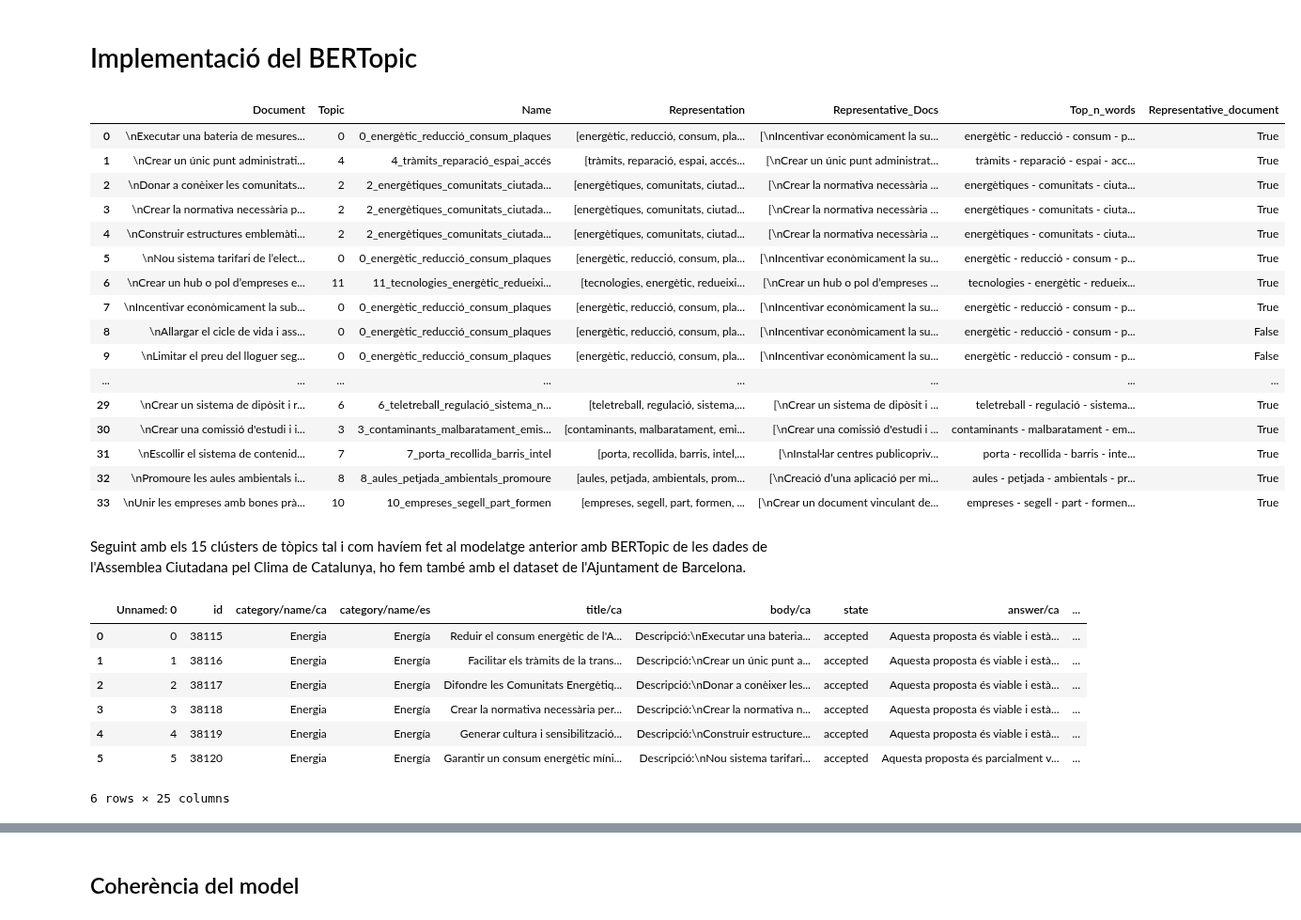
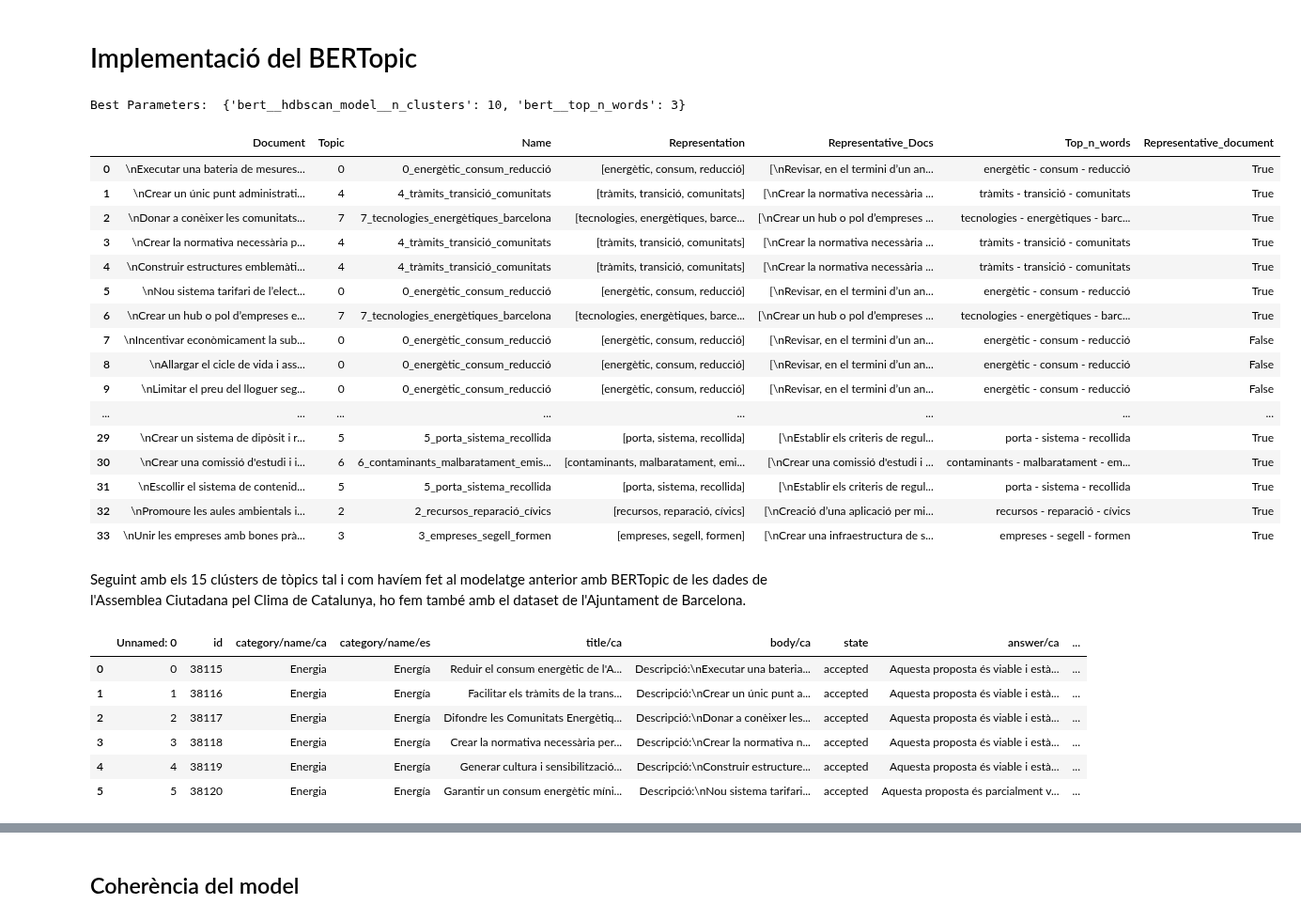
Before and after one commit to NoOPeEKS/dades-assemblea-clima, a Jupyter notebook: notebooks/topic_modeling_barcelona.ipynb, the cells around one changed output, grey strips where cells are left out. Shown at 94% size. Cells and saved outputs as stored; diff of their text form; code cells hidden in the pictures.

```diff
--- a/notebooks/topic_modeling_barcelona.ipynb
+++ b/notebooks/topic_modeling_barcelona.ipynb
@@ -29,30 +31,45 @@ df_proposals = pd.read_csv("../data/processed/processed_barcelona_proposals.csv"
 # Implementació del BERTopic
 # %%
 stop_words = nltk.corpus.stopwords.words('catalan')
+# %%
+parameter_grid = {
+    'bert__hdbscan_model__n_clusters': [10, 11, 12, 13, 14, 15, 20, 25],
+    'bert__top_n_words': [3,4,5]
+}
+
+initial_topic_model = BERTopicWrapper(stop_words=stop_words)
+
+search = GridSearchCV(estimator=initial_topic_model, param_grid=parameter_grid, cv=2, scoring=silhouette_scorer, refit=True)
+search.fit(df_proposals['body/ca'])
+
+best_params = search.best_params_
+print("Best Parameters: ", best_params)
+# %% [output]
+Best Parameters:  {'bert__hdbscan_model__n_clusters': 10, 'bert__top_n_words': 3}
 # %%
-cluster_model = KMeans(n_clusters=15)
+cluster_model = KMeans(n_clusters=10)
 vectorizer_model = CountVectorizer(stop_words=list(stop_words))
-topic_model = BERTopic(language="catalan",  vectorizer_model=vectorizer_model, hdbscan_model=cluster_model, top_n_words=5)
+topic_model = BERTopic(language="catalan",  vectorizer_model=vectorizer_model, hdbscan_model=cluster_model, top_n_words=3)
 topics, probs = topic_model.fit_transform(df_proposals['description/ca'])
 topic_model.get_document_info(df_proposals['description/ca'])
 # %% [output]
 |  | Document | Topic | Name | Representation | Representative_Docs | Top_n_words | Representative_document |
-| 0 | \nExecutar una bateria de mesures... | 0 | 0_energètic_reducció_consum_plaques | [energètic, reducció, consum, pla... | [\nIncentivar econòmicament la su... | energètic - reducció - consum - p... | True |
-| 1 | \nCrear un únic punt administrati... | 4 | 4_tràmits_reparació_espai_accés | [tràmits, reparació, espai, accés... | [\nCrear un únic punt administrat... | tràmits - reparació - espai - acc... | True |
-| 2 | \nDonar a conèixer les comunitats... | 2 | 2_energètiques_comunitats_ciutada... | [energètiques, comunitats, ciutad... | [\nCrear la normativa necessària ... | energètiques - comunitats - ciuta... | True |
-| 3 | \nCrear la normativa necessària p... | 2 | 2_energètiques_comunitats_ciutada... | [energètiques, comunitats, ciutad... | [\nCrear la normativa necessària ... | energètiques - comunitats - ciuta... | True |
-| 4 | \nConstruir estructures emblemàti... | 2 | 2_energètiques_comunitats_ciutada... | [energètiques, comunitats, ciutad... | [\nCrear la normativa necessària ... | energètiques - comunitats - ciuta... | True |
-| 5 | \nNou sistema tarifari de l’elect... | 0 | 0_energètic_reducció_consum_plaques | [energètic, reducció, consum, pla... | [\nIncentivar econòmicament la su... | energètic - reducció - consum - p... | True |
-| 6 | \nCrear un hub o pol d’empreses e... | 11 | 11_tecnologies_energètic_redueixi... | [tecnologies, energètic, redueixi... | [\nCrear un hub o pol d’empreses ... | tecnologies - energètic - redueix... | True |
-| 7 | \nIncentivar econòmicament la sub... | 0 | 0_energètic_reducció_consum_plaques | [energètic, reducció, consum, pla... | [\nIncentivar econòmicament la su... | energètic - reducció - consum - p... | True |
-| 8 | \nAllargar el cicle de vida i ass... | 0 | 0_energètic_reducció_consum_plaques | [energètic, reducció, consum, pla... | [\nIncentivar econòmicament la su... | energètic - reducció - consum - p... | False |
-| 9 | \nLimitar el preu del lloguer seg... | 0 | 0_energètic_reducció_consum_plaques | [energètic, reducció, consum, pla... | [\nIncentivar econòmicament la su... | energètic - reducció - consum - p... | False |
+| 0 | \nExecutar una bateria de mesures... | 0 | 0_energètic_consum_reducció | [energètic, consum, reducció] | [\nRevisar, en el termini d’un an... | energètic - consum - reducció | True |
+| 1 | \nCrear un únic punt administrati... | 4 | 4_tràmits_transició_comunitats | [tràmits, transició, comunitats] | [\nCrear la normativa necessària ... | tràmits - transició - comunitats | True |
+| 2 | \nDonar a conèixer les comunitats... | 7 | 7_tecnologies_energètiques_barcelona | [tecnologies, energètiques, barce... | [\nCrear un hub o pol d’empreses ... | tecnologies - energètiques - barc... | True |
+| 3 | \nCrear la normativa necessària p... | 4 | 4_tràmits_transició_comunitats | [tràmits, transició, comunitats] | [\nCrear la normativa necessària ... | tràmits - transició - comunitats | True |
+| 4 | \nConstruir estructures emblemàti... | 4 | 4_tràmits_transició_comunitats | [tràmits, transició, comunitats] | [\nCrear la normativa necessària ... | tràmits - transició - comunitats | True |
+| 5 | \nNou sistema tarifari de l’elect... | 0 | 0_energètic_consum_reducció | [energètic, consum, reducció] | [\nRevisar, en el termini d’un an... | energètic - consum - reducció | True |
+| 6 | \nCrear un hub o pol d’empreses e... | 7 | 7_tecnologies_energètiques_barcelona | [tecnologies, energètiques, barce... | [\nCrear un hub o pol d’empreses ... | tecnologies - energètiques - barc... | True |
+| 7 | \nIncentivar econòmicament la sub... | 0 | 0_energètic_consum_reducció | [energètic, consum, reducció] | [\nRevisar, en el termini d’un an... | energètic - consum - reducció | False |
+| 8 | \nAllargar el cicle de vida i ass... | 0 | 0_energètic_consum_reducció | [energètic, consum, reducció] | [\nRevisar, en el termini d’un an... | energètic - consum - reducció | False |
+| 9 | \nLimitar el preu del lloguer seg... | 0 | 0_energètic_consum_reducció | [energètic, consum, reducció] | [\nRevisar, en el termini d’un an... | energètic - consum - reducció | False |
 | ... | ... | ... | ... | ... | ... | ... | ... |
-| 29 | \nCrear un sistema de dipòsit i r... | 6 | 6_teletreball_regulació_sistema_n... | [teletreball, regulació, sistema,... | [\nCrear un sistema de dipòsit i ... | teletreball - regulació - sistema... | True |
-| 30 | \nCrear una comissió d'estudi i i... | 3 | 3_contaminants_malbaratament_emis... | [contaminants, malbaratament, emi... | [\nCrear una comissió d'estudi i ... | contaminants - malbaratament - em... | True |
-| 31 | \nEscollir el sistema de contenid... | 7 | 7_porta_recollida_barris_intel | [porta, recollida, barris, intel,... | [\nInstal·lar centres publicopriv... | porta - recollida - barris - inte... | True |
-| 32 | \nPromoure les aules ambientals i... | 8 | 8_aules_petjada_ambientals_promoure | [aules, petjada, ambientals, prom... | [\nCreació d’una aplicació per mi... | aules - petjada - ambientals - pr... | True |
-| 33 | \nUnir les empreses amb bones prà... | 10 | 10_empreses_segell_part_formen | [empreses, segell, part, formen, ... | [\nCrear un document vinculant de... | empreses - segell - part - formen... | True |
+| 29 | \nCrear un sistema de dipòsit i r... | 5 | 5_porta_sistema_recollida | [porta, sistema, recollida] | [\nEstablir els criteris de regul... | porta - sistema - recollida | True |
+| 30 | \nCrear una comissió d'estudi i i... | 6 | 6_contaminants_malbaratament_emis... | [contaminants, malbaratament, emi... | [\nCrear una comissió d'estudi i ... | contaminants - malbaratament - em... | True |
+| 31 | \nEscollir el sistema de contenid... | 5 | 5_porta_sistema_recollida | [porta, sistema, recollida] | [\nEstablir els criteris de regul... | porta - sistema - recollida | True |
+| 32 | \nPromoure les aules ambientals i... | 2 | 2_recursos_reparació_cívics | [recursos, reparació, cívics] | [\nCreació d’una aplicació per mi... | recursos - reparació - cívics | True |
+| 33 | \nUnir les empreses amb bones prà... | 3 | 3_empreses_segell_formen | [empreses, segell, formen] | [\nCrear una infraestructura de s... | empreses - segell - formen | True |
 # %% [markdown]
 Seguint amb els 15 clústers de tòpics tal i com havíem fet al modelatge anterior amb BERTopic de les dades de l'Assemblea Ciutadana pel Clima de Catalunya, ho fem també amb el dataset de l'Ajuntament de Barcelona.
 # %%
@@ -67,7 +84,6 @@ df_proposals.head(6)
 | 3 | 3 | 38118 | Energia | Energía | Crear la normativa necessària per... | Descripció:\nCrear la normativa n... | accepted | Aquesta proposta és viable i està... | ... |
 | 4 | 4 | 38119 | Energia | Energía | Generar cultura i sensibilització... | Descripció:\nConstruir estructure... | accepted | Aquesta proposta és viable i està... | ... |
 | 5 | 5 | 38120 | Energia | Energía | Garantir un consum energètic míni... | Descripció:\nNou sistema tarifari... | accepted | Aquesta proposta és parcialment v... | ... |
-6 rows × 25 columns
 # %%
 grouped = df_proposals.groupby(['topics', 'state']).size().reset_index(name='count')
 
```
Also changed, not shown: parts of 3 cells of this notebook.
